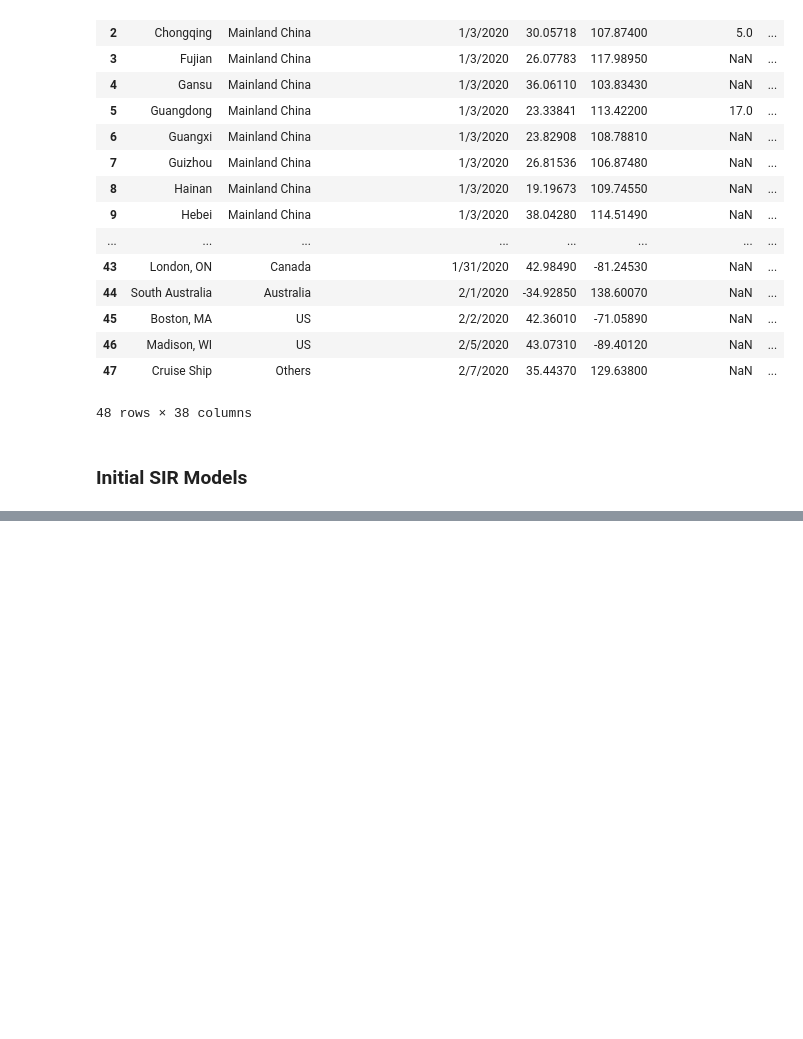
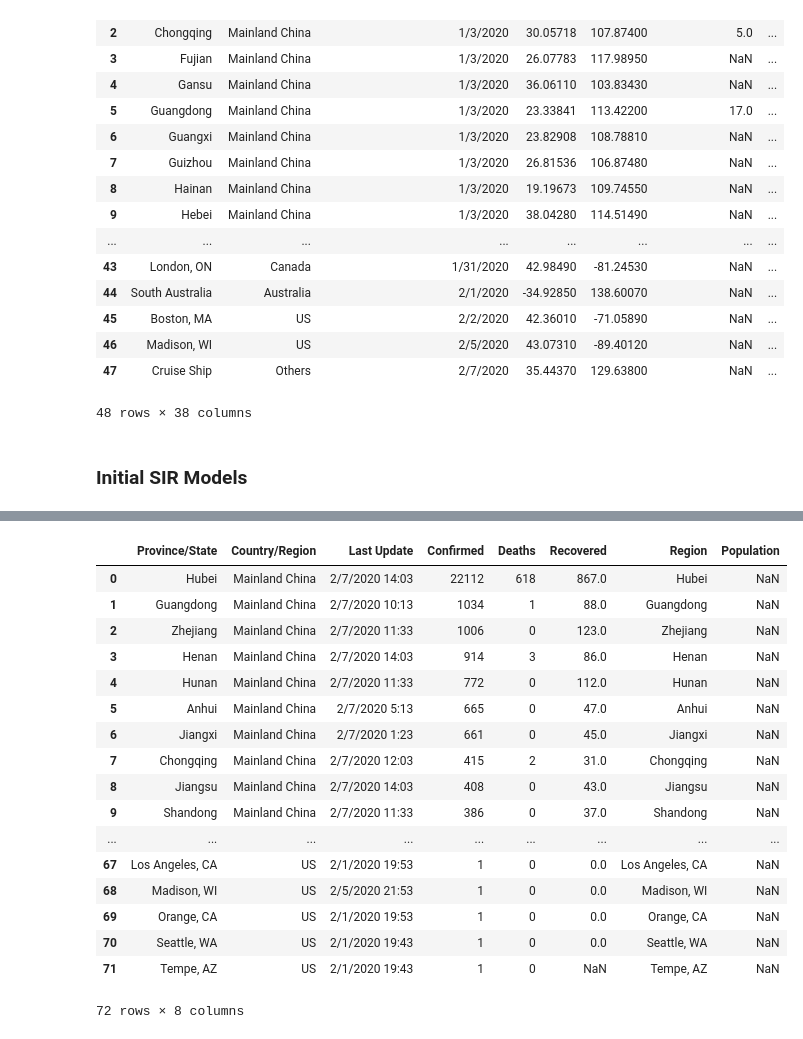
Before and after one commit to jessicaw9910/nCoV_hackathon, a Jupyter notebook: Code/nCoV_model_v1.ipynb, the cells around one changed output, grey strips where cells are left out. Cells and saved outputs as stored; diff of their text form; code cells hidden in the pictures; blank space fills up the shorter version.

```diff
--- a/Code/nCoV_model_v1.ipynb
+++ b/Code/nCoV_model_v1.ipynb
@@ -127,0 +194,8 @@ df.to_csv(r'Path where you want to store the exported CSV file\File Name.csv')
+# %%
+df_total['Region'] = pd.Series()
+# %%
+for i in range(len(df_total)):
+    if isinstance(df_total["Province/State"][i], float):
+        df_total["Region"][i] = df_total["Country/Region"][i]
+    else:
+        df_total["Region"][i] = df_total["Province/State"][i]
@@ -127,0 +220,2 @@ df.to_csv(r'Path where you want to store the exported CSV file\File Name.csv')
+# %%
+df_total["Population"] = pd.Series()
@@ -127,0 +238,21 @@ df.to_csv(r'Path where you want to store the exported CSV file\File Name.csv')
+# %%
+df_total
+# %% [output]
+|  | Province/State | Country/Region | Last Update | Confirmed | Deaths | Recovered | Region | Population |
+| 0 | Hubei | Mainland China | 2/7/2020 14:03 | 22112 | 618 | 867.0 | Hubei | NaN |
+| 1 | Guangdong | Mainland China | 2/7/2020 10:13 | 1034 | 1 | 88.0 | Guangdong | NaN |
+| 2 | Zhejiang | Mainland China | 2/7/2020 11:33 | 1006 | 0 | 123.0 | Zhejiang | NaN |
+| 3 | Henan | Mainland China | 2/7/2020 14:03 | 914 | 3 | 86.0 | Henan | NaN |
+| 4 | Hunan | Mainland China | 2/7/2020 11:33 | 772 | 0 | 112.0 | Hunan | NaN |
+| 5 | Anhui | Mainland China | 2/7/2020 5:13 | 665 | 0 | 47.0 | Anhui | NaN |
+| 6 | Jiangxi | Mainland China | 2/7/2020 1:23 | 661 | 0 | 45.0 | Jiangxi | NaN |
+| 7 | Chongqing | Mainland China | 2/7/2020 12:03 | 415 | 2 | 31.0 | Chongqing | NaN |
+| 8 | Jiangsu | Mainland China | 2/7/2020 14:03 | 408 | 0 | 43.0 | Jiangsu | NaN |
+| 9 | Shandong | Mainland China | 2/7/2020 11:33 | 386 | 0 | 37.0 | Shandong | NaN |
+| ... | ... | ... | ... | ... | ... | ... | ... | ... |
+| 67 | Los Angeles, CA | US | 2/1/2020 19:53 | 1 | 0 | 0.0 | Los Angeles, CA | NaN |
+| 68 | Madison, WI | US | 2/5/2020 21:53 | 1 | 0 | 0.0 | Madison, WI | NaN |
+| 69 | Orange, CA | US | 2/1/2020 19:53 | 1 | 0 | 0.0 | Orange, CA | NaN |
+| 70 | Seattle, WA | US | 2/1/2020 19:43 | 1 | 0 | 0.0 | Seattle, WA | NaN |
+| 71 | Tempe, AZ | US | 2/1/2020 19:43 | 1 | 0 | NaN | Tempe, AZ | NaN |
+72 rows × 8 columns
```
Also changed, not shown: parts of 11 cells of this notebook.
